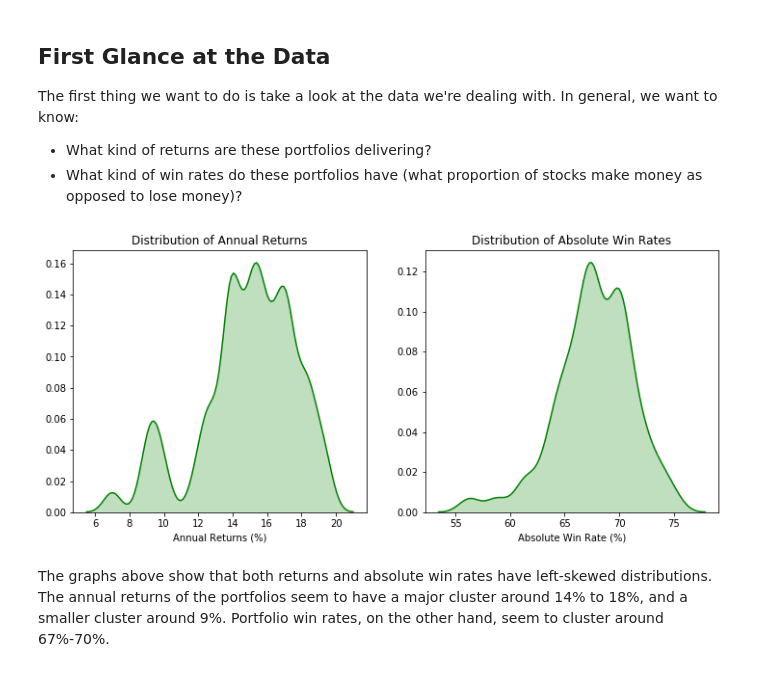
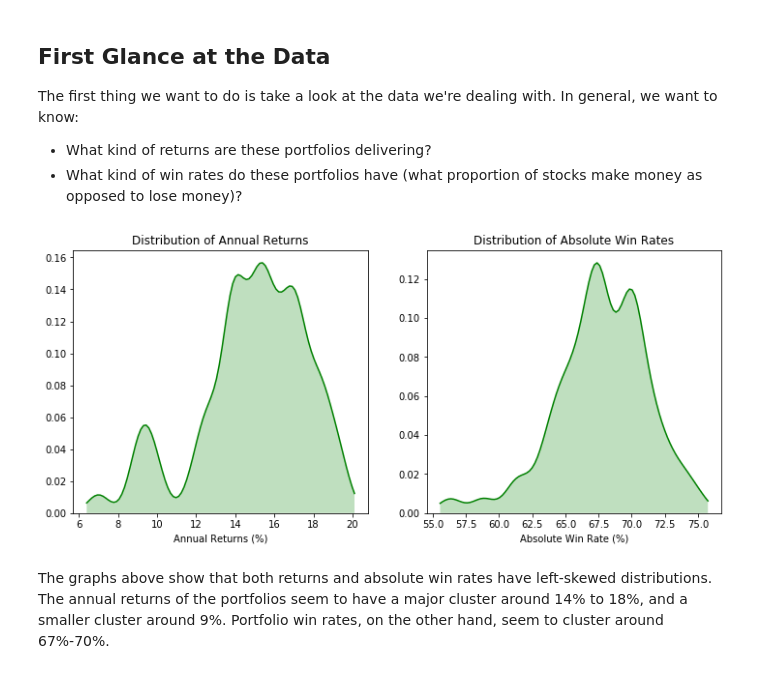
Before and after one commit to ajmal017/portfolio_analysis-1, a Jupyter notebook: portfolio_performance.ipynb, the cells around one changed output. Cells and saved outputs as stored; diff of their text form; code cells hidden in the pictures.

```diff
--- a/portfolio_performance.ipynb
+++ b/portfolio_performance.ipynb
@@ -29,7 +29,7 @@ import seaborn as sns
 import scipy
 %matplotlib inline
 # %%
-df = pd.read_excel('~/python/thinkful/datasets/stock_portfolio_performance.xlsx', sheet_name='all period', skiprows=1, index_col='ID')
+df = pd.read_excel('~/Downloads/stock_portfolio_performance.xlsx', sheet_name='all period', skiprows=1, index_col='ID')
 # %% [markdown]
 ## First Glance at the Data
 The first thing we want to do is take a look at the data we're dealing with. In general, we want to know:
@@ -38,17 +38,17 @@ The first thing we want to do is take a look at the data we're dealing with. In
 # %%
 plt.figure(figsize=(12,5))
 plt.subplot(1, 2, 1)
-sns.kdeplot(df['Annual Return (%)']*100, color='green', shade=True, bw=.50, legend=False)
+sns.kdeplot(df['Annual Return (%)']*100, color='green', shade=True, bw=.20, legend=False)
 plt.title("Distribution of Annual Returns")
 plt.xlabel("Annual Returns (%)")
 
 plt.subplot(1, 2, 2)
-sns.kdeplot(df['Abs. Win Rate (%)']*100, color='green', shade=True, bw=.95, legend=False)
+sns.kdeplot(df['Abs. Win Rate (%)']*100, color='green', shade=True, bw=.25, legend=False)
 plt.title("Distribution of Absolute Win Rates")
 plt.xlabel("Absolute Win Rate (%)")
 plt.show()
 # %% [output]
-[figure, old version]
+[figure, new version]
 # %% [markdown]
 The graphs above show that both returns and absolute win rates have left-skewed distributions. The annual returns of the portfolios seem to have a major cluster around 14% to 18%, and a smaller cluster around 9%. Portfolio win rates, on the other hand, seem to cluster around 67%-70%.
 # %% [markdown]
```
Also changed, not shown: parts of 10 cells of this notebook.
